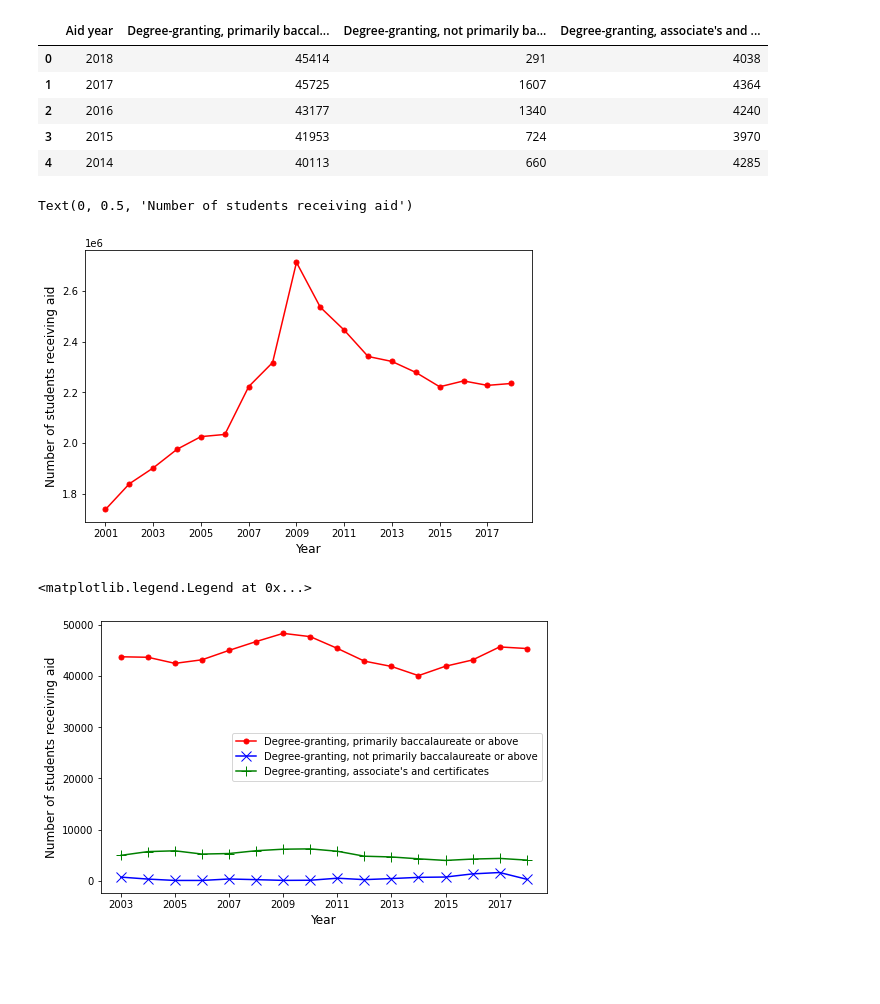
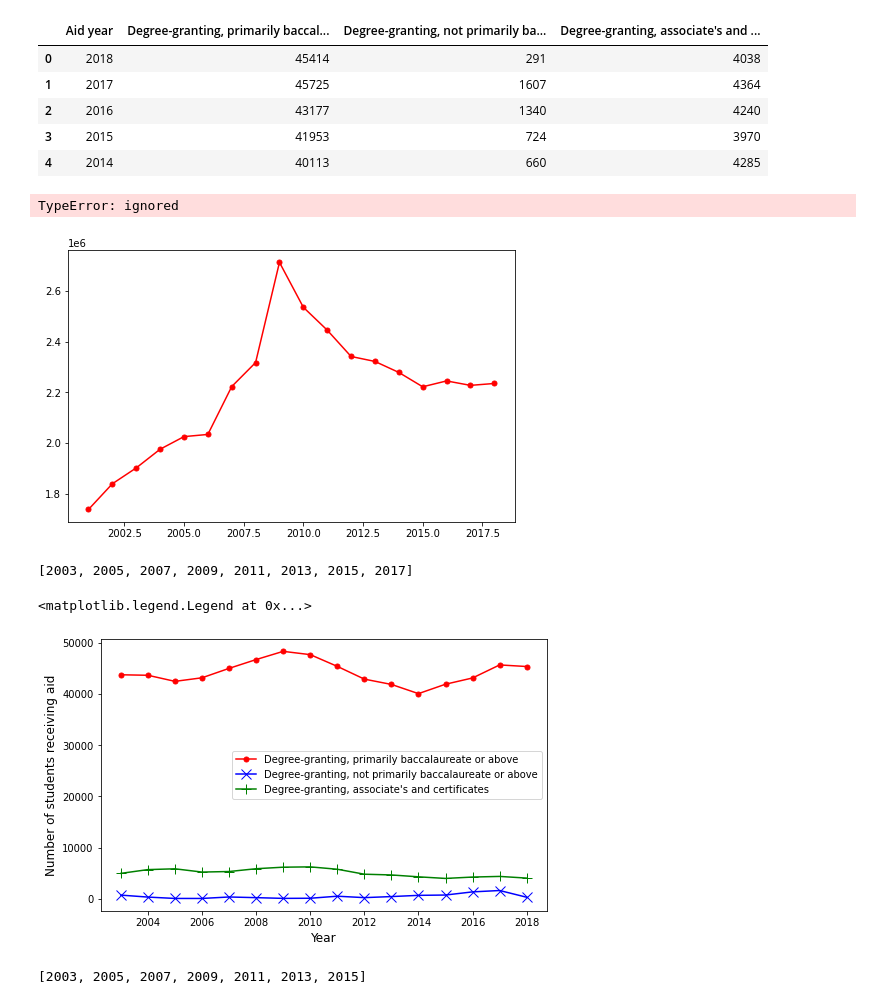
Before and after one commit to Vineet2107/HSO201_CourseProject, a Jupyter notebook: HSO_Arush.ipynb, the cells around one changed output. Cells and saved outputs as stored; diff of their text form; code cells hidden in the pictures; blank space fills up the shorter version.

```diff
--- a/HSO_Arush.ipynb
+++ b/HSO_Arush.ipynb
@@ -480,12 +482,13 @@ df_n4.head()
 # %%
 plt.figure(figsize=(8,5))
 plt.plot(df_n3['Aid year'], df_n3['Number of students'], marker = '.', markersize = 10, color = 'r')
-plt.xticks(np.arange(2001, 2019, 2))
+# plt.xticks([i for i in np.arange(7)], [j for j in np.arange(2003, 2017, 2)])
+plt.xticks(np.arange(2003, 2019, 2))
 plt.xlabel('Year', size = 12)
 plt.ylabel('Number of students receiving aid', size = 12)
 # %% [output]
-Text(0, 0.5, 'Number of students receiving aid')
+TypeError: ignored
-[figure, old version]
+[figure, new version]
 # %%
 plt.figure(figsize=(8,5))
 
@@ -493,10 +496,18 @@ plt.plot(df_n4['Aid year'], df_n4['Degree-granting, primarily baccalaureate or a
 plt.plot(df_n4['Aid year'], df_n4['Degree-granting, not primarily baccalaureate or above'], marker = 'x', markersize = 10, color = 'b')
 plt.plot(df_n4['Aid year'], df_n4["Degree-granting, associate's and certificates"], marker = '+', markersize = 10, color = 'g')
 
-plt.xticks(np.arange(2003, 2019, 2))
+xticks_list = [i for i in np.arange(2003, 2019, 2)]
+print(xticks_list)
+# plt.xticks = [2003, 2005, 2007, 2009, 2011, 2013, 2015, 2017]
+# plt.xticks([i for i in np.arange(2003, 2019, 2)])
 plt.xlabel('Year', size = 12)
 plt.ylabel('Number of students receiving aid', size = 12)
 plt.legend([i for i in list_cols_df_n4], loc = 5)
 # %% [output]
-<matplotlib.legend.Legend at 0x...>
+[2003, 2005, 2007, 2009, 2011, 2013, 2015, 2017]
+<matplotlib.legend.Legend at 0x...>
-[figure, old version]
+[figure, new version]
+# %%
+[i for i in np.arange(2003, 2017, 2)]
+# %% [output]
+[2003, 2005, 2007, 2009, 2011, 2013, 2015]
```
Also changed, not shown: parts of 1 cell of this notebook.
